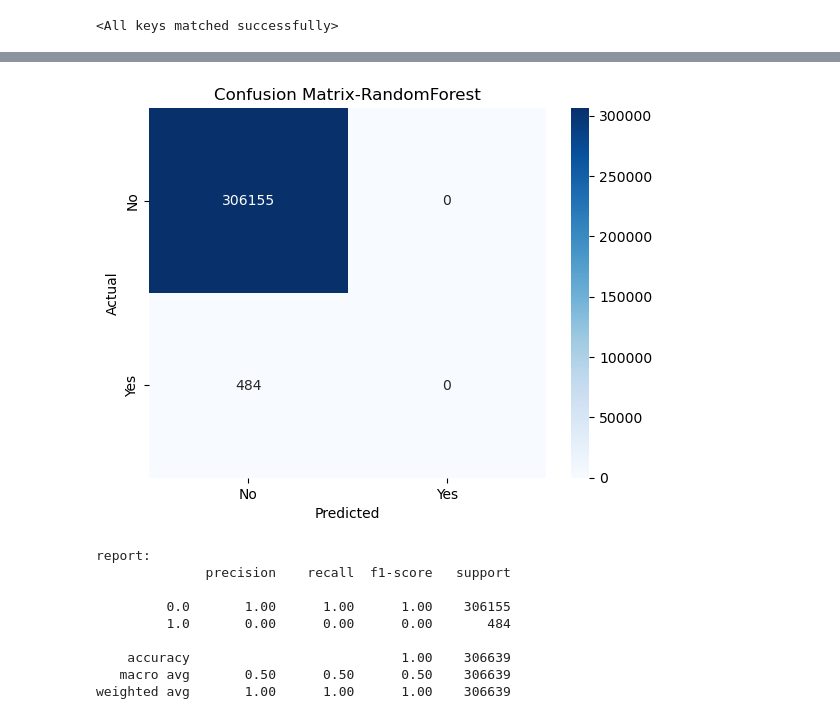
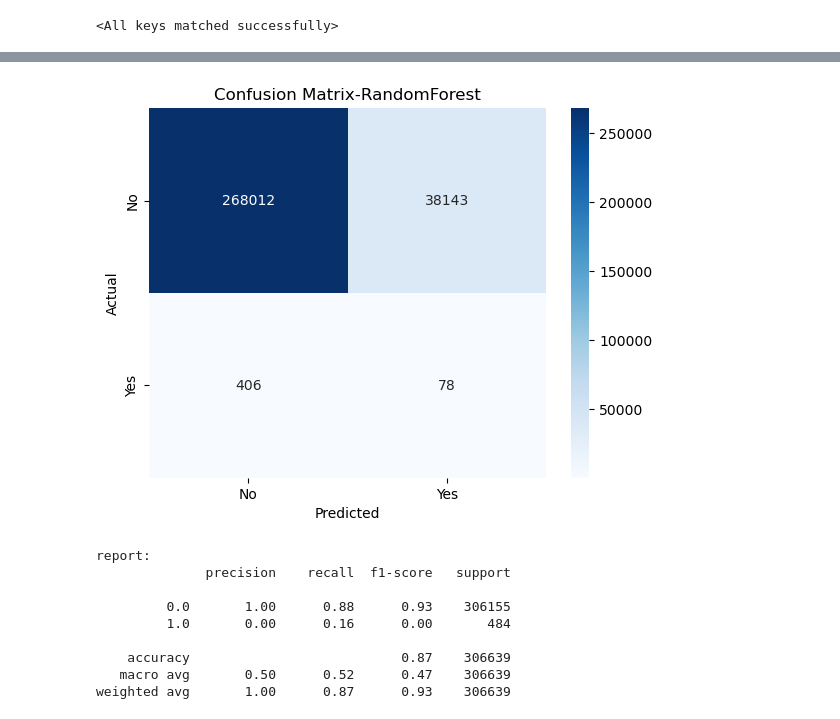
Before and after one commit to JsHyun0/24-2_DS_Project_2, a Jupyter notebook: encodedTree.ipynb, the cells around one changed output, grey strips where cells are left out. Drawn from its saved outputs; the diff is of its cells as text; code cells hidden in the pictures.

Commit message:
encodeTree test with SMOTE

```diff
--- a/encodedTree.ipynb
+++ b/encodedTree.ipynb
@@ -48,3 +48,12 @@ TARGET
 TRAIN CAT/NUM
 VALID CAT/NUM
 RETURN
+# %%
+smote = SMOTE(random_state=42, sampling_strategy=0.1)
+train_X_resampled, train_y_resampled = smote.fit_resample(
+    pd.concat([train_cat_X, train_num_X], axis=1), train_y['Is Fraud?']
+)
+# Resampled 데이터를 나누기
+train_cat_X_resampled = train_X_resampled[cat_features]
+train_num_X_resampled = train_X_resampled[num_features]
+train_y_resampled = pd.DataFrame(train_y_resampled, columns=['Is Fraud?'])
@@ -89,8 +110,8 @@ min_samples_leaf=5
 class_weight={0: 1, 1: 10}
 # %%
 train_embeddings = model.get_embedding(
-    torch.tensor(train_cat_X.values, dtype=torch.long).to(device),
-    torch.tensor(train_num_X.values, dtype=torch.float).to(device),
+    torch.tensor(train_cat_X_resampled.values, dtype=torch.long).to(device),
+    torch.tensor(train_num_X_resampled.values, dtype=torch.float).to(device),
 )
 # %%
 valid_embeddings = model.get_embedding(
@@ -100,18 +121,18 @@ valid_embeddings = model.get_embedding(
 # %%
 randomforest(
     encoded_t=train_embeddings.cpu().detach().numpy(),
     encoded_v=valid_embeddings.cpu().detach().numpy(),
-    train_y=train_y,
+    train_y=train_y_resampled,
     valid_y=valid_y,
     le=label_encoders)
 # %% [output]
-[figure, old version]
+[figure, new version]
 report:
               precision    recall  f1-score   support
 
-         0.0       1.00      1.00      1.00    306155
-         1.0       0.00      0.00      0.00       484
+         0.0       1.00      0.88      0.93    306155
+         1.0       0.00      0.16      0.00       484
 
-    accuracy                           1.00    306639
-   macro avg       0.50      0.50      0.50    306639
-weighted avg       1.00      1.00      1.00    306639
+    accuracy                           0.87    306639
+   macro avg       0.50      0.52      0.47    306639
+weighted avg       1.00      0.87      0.93    306639
```
Also changed, not shown: parts of 3 cells of this notebook, 1 other file.
